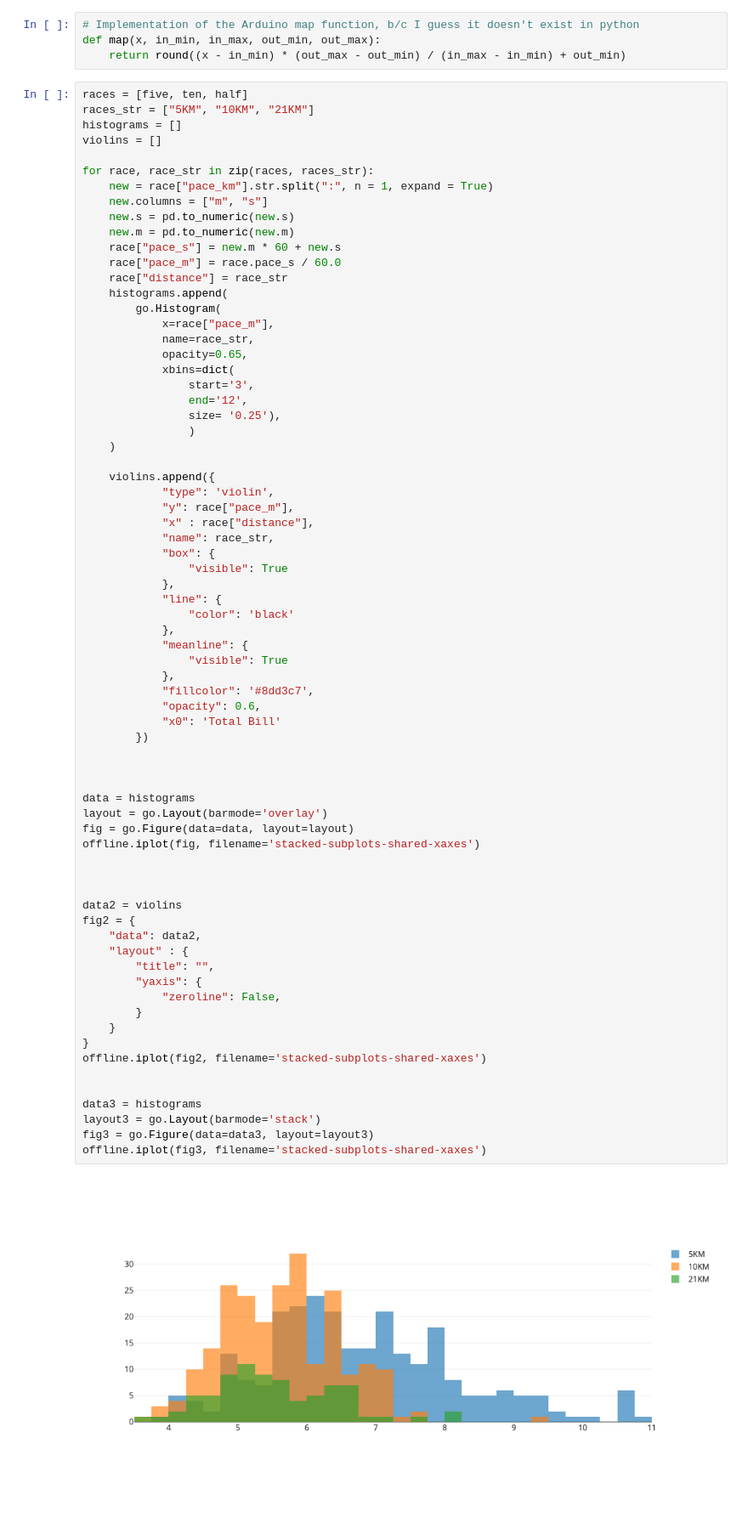
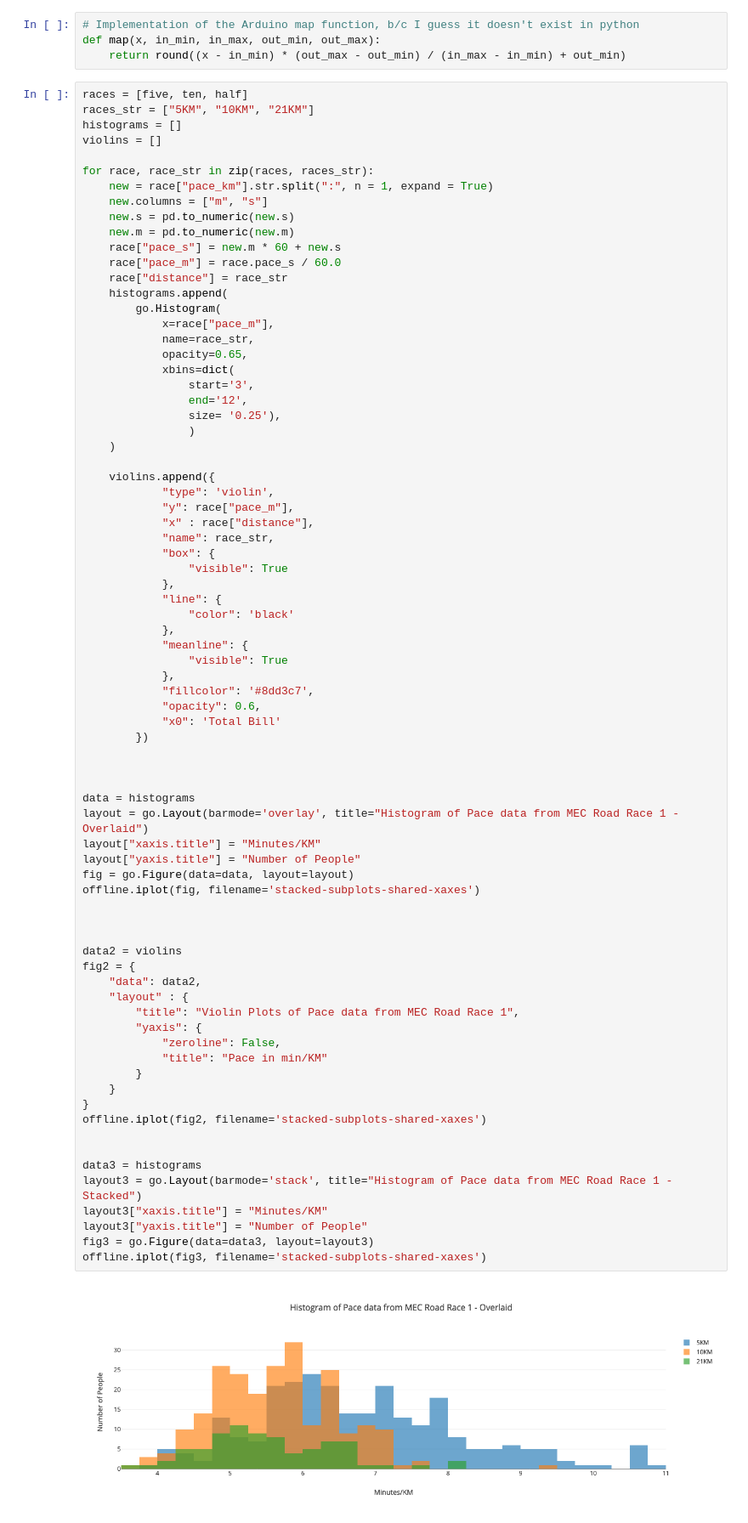
Before and after one commit to jimprince/analysis, a Jupyter notebook: MEC_Race_Pacing/MEC_Race.ipynb, the cells around one changed output. Shown: that part at 85% size. Cells and saved outputs as stored; diff of their text form; blank space fills up the shorter version.

Commit message:
Added Labels to graph axis

```diff
--- a/MEC_Race_Pacing/MEC_Race.ipynb
+++ b/MEC_Race_Pacing/MEC_Race.ipynb
@@ -79,34 +79,39 @@ for race, race_str in zip(races, races_str):
             },
             "fillcolor": '#8dd3c7',
             "opacity": 0.6,
             "x0": 'Total Bill'
         })
 
 
 
 data = histograms
-layout = go.Layout(barmode='overlay')
+layout = go.Layout(barmode='overlay', title="Histogram of Pace data from MEC Road Race 1 - Overlaid")
+layout["xaxis.title"] = "Minutes/KM"
+layout["yaxis.title"] = "Number of People"
 fig = go.Figure(data=data, layout=layout)
 offline.iplot(fig, filename='stacked-subplots-shared-xaxes')
 
 
 
 data2 = violins
 fig2 = {
     "data": data2,
     "layout" : {
-        "title": "",
+        "title": "Violin Plots of Pace data from MEC Road Race 1",
         "yaxis": {
             "zeroline": False,
+            "title": "Pace in min/KM"
         }
     }
 }
 offline.iplot(fig2, filename='stacked-subplots-shared-xaxes')
 
 
 data3 = histograms
-layout3 = go.Layout(barmode='stack')
+layout3 = go.Layout(barmode='stack', title="Histogram of Pace data from MEC Road Race 1 - Stacked")
+layout3["xaxis.title"] = "Minutes/KM"
+layout3["yaxis.title"] = "Number of People"
 fig3 = go.Figure(data=data3, layout=layout3)
 offline.iplot(fig3, filename='stacked-subplots-shared-xaxes')
 # %% [output]
-[figure, old version]
+[figure, new version]
```
Also changed, not shown: parts of 1 cell of this notebook.
